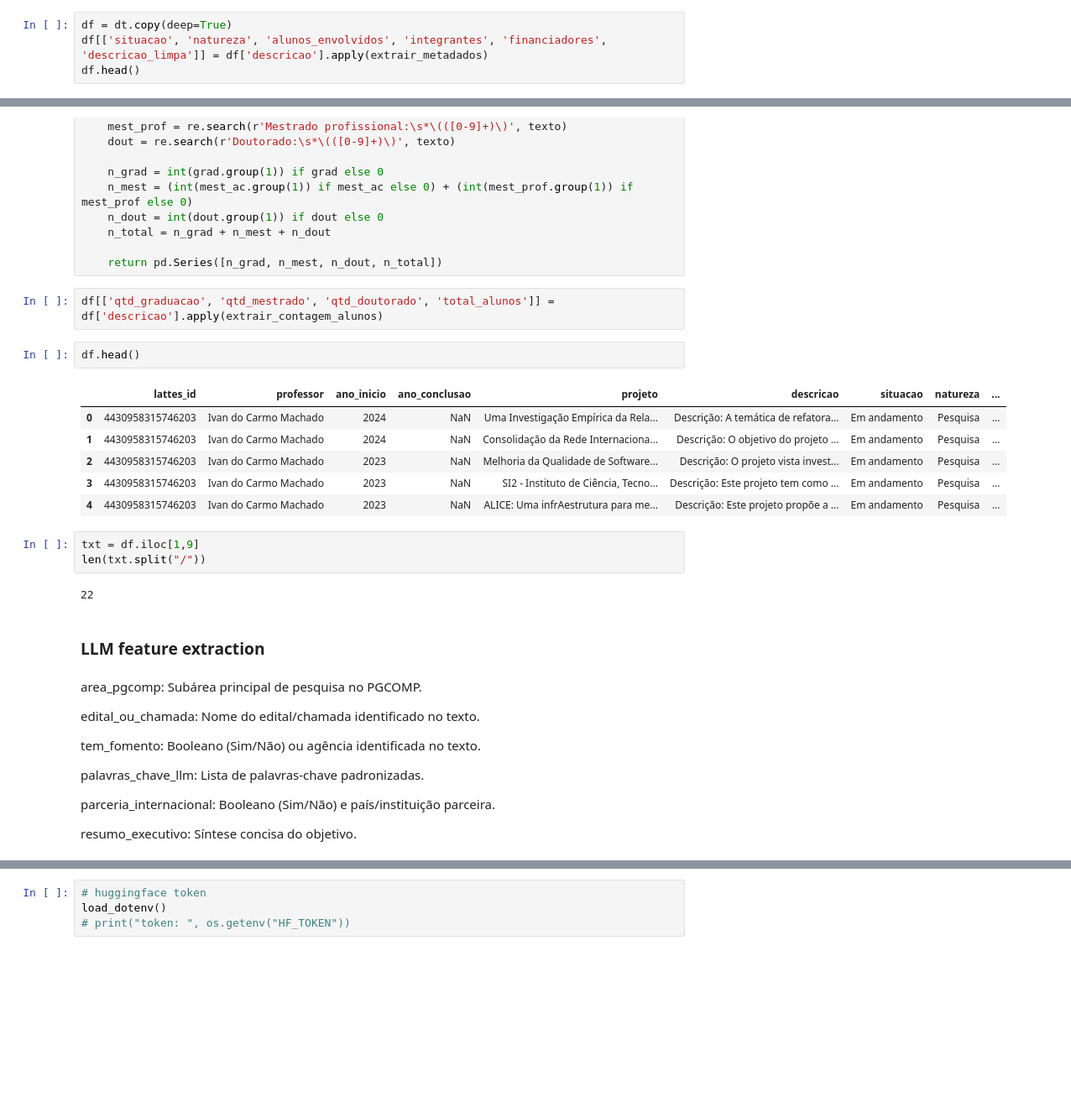
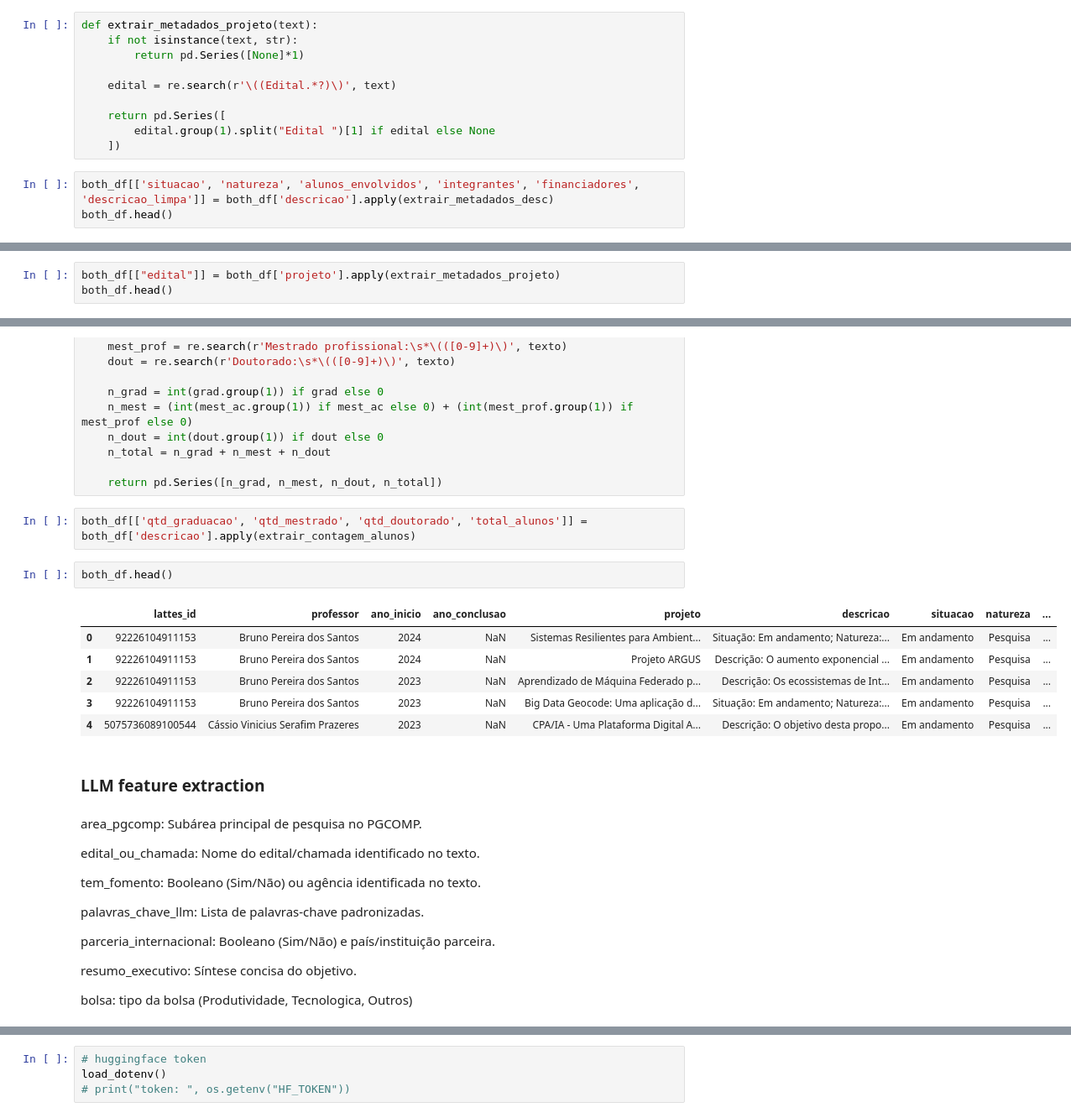
Before and after one commit to fernandanlisboa/analysing_lattes_projects, a Jupyter notebook: extraction.ipynb, the cells around one changed output, grey strips where cells are left out. Shown at 84% size. Drawn from its saved outputs; the diff is of its cells as text; blank space fills up the shorter version.

```diff
--- a/extraction.ipynb
+++ b/extraction.ipynb
@@ -99,9 +258,18 @@ def extrair_metadados(texto):
         financiadores.group(1).strip() if financiadores else None,
         desc_pura.group(1).strip() if desc_pura else texto
     ])
+# %%
+def extrair_metadados_projeto(text):
+    if not isinstance(text, str):
+        return pd.Series([None]*1)
+
+    edital = re.search(r'\((Edital.*?)\)', text)
+
+    return pd.Series([
+        edital.group(1).split("Edital ")[1] if edital else None
+    ])
 # %%
-df = dt.copy(deep=True)
-df[['situacao', 'natureza', 'alunos_envolvidos', 'integrantes', 'financiadores', 'descricao_limpa']] = df['descricao'].apply(extrair_metadados)
-df.head()
+both_df[['situacao', 'natureza', 'alunos_envolvidos', 'integrantes', 'financiadores', 'descricao_limpa']] = both_df['descricao'].apply(extrair_metadados_desc)
+both_df.head()
 # %% [output]
 |  | lattes_id | professor | ano_inicio | ano_conclusao | projeto | descricao | situacao | natureza | ... |
@@ -131,0 +281,3 @@ df.head()
+# %%
+both_df[["edital"]] = both_df['projeto'].apply(extrair_metadados_projeto)
+both_df.head()
@@ -160,21 +335,16 @@ def extrair_contagem_alunos(texto):
 
     return pd.Series([n_grad, n_mest, n_dout, n_total])
 # %%
-df[['qtd_graduacao', 'qtd_mestrado', 'qtd_doutorado', 'total_alunos']] = df['descricao'].apply(extrair_contagem_alunos)
+both_df[['qtd_graduacao', 'qtd_mestrado', 'qtd_doutorado', 'total_alunos']] = both_df['descricao'].apply(extrair_contagem_alunos)
 # %%
-df.head()
+both_df.head()
 # %% [output]
 |  | lattes_id | professor | ano_inicio | ano_conclusao | projeto | descricao | situacao | natureza | ... |
-| 0 | 4430958315746203 | Ivan do Carmo Machado | 2024 | NaN | Uma Investigação Empírica da Rela... | Descrição: A temática de refatora... | Em andamento | Pesquisa | ... |
-| 1 | 4430958315746203 | Ivan do Carmo Machado | 2024 | NaN | Consolidação da Rede Internaciona... | Descrição: O objetivo do projeto ... | Em andamento | Pesquisa | ... |
-| 2 | 4430958315746203 | Ivan do Carmo Machado | 2023 | NaN | Melhoria da Qualidade de Software... | Descrição: O projeto vista invest... | Em andamento | Pesquisa | ... |
-| 3 | 4430958315746203 | Ivan do Carmo Machado | 2023 | NaN | SI2 - Instituto de Ciência, Tecno... | Descrição: Este projeto tem como ... | Em andamento | Pesquisa | ... |
-| 4 | 4430958315746203 | Ivan do Carmo Machado | 2023 | NaN | ALICE: Uma infrAestrutura para me... | Descrição: Este projeto propõe a ... | Em andamento | Pesquisa | ... |
+| 0 | 92226104911153 | Bruno Pereira dos Santos | 2024 | NaN | Sistemas Resilientes para Ambient... | Situação: Em andamento; Natureza:... | Em andamento | Pesquisa | ... |
+| 1 | 92226104911153 | Bruno Pereira dos Santos | 2024 | NaN | Projeto ARGUS | Descrição: O aumento exponencial ... | Em andamento | Pesquisa | ... |
+| 2 | 92226104911153 | Bruno Pereira dos Santos | 2023 | NaN | Aprendizado de Máquina Federado p... | Descrição: Os ecossistemas de Int... | Em andamento | Pesquisa | ... |
+| 3 | 92226104911153 | Bruno Pereira dos Santos | 2023 | NaN | Big Data Geocode: Uma aplicação d... | Situação: Em andamento; Natureza:... | Em andamento | Pesquisa | ... |
+| 4 | 5075736089100544 | Cássio Vinicius Serafim Prazeres | 2023 | NaN | CPA/IA - Uma Plataforma Digital A... | Descrição: O objetivo desta propo... | Em andamento | Pesquisa | ... |
-# %%
-txt = df.iloc[1,9]
-len(txt.split("/"))
-# %% [output]
-22
 # %% [markdown]
 ### LLM feature extraction
 # %% [markdown]
@@ -189,3 +359,5 @@ palavras_chave_llm: Lista de palavras-chave padronizadas.
 parceria_internacional: Booleano (Sim/Não) e país/instituição parceira.
 
 resumo_executivo: Síntese concisa do objetivo.
+
+bolsa: tipo da bolsa (Produtividade, Tecnologica, Outros)
```
Also changed, not shown: parts of 42 cells of this notebook, 2 other files.
